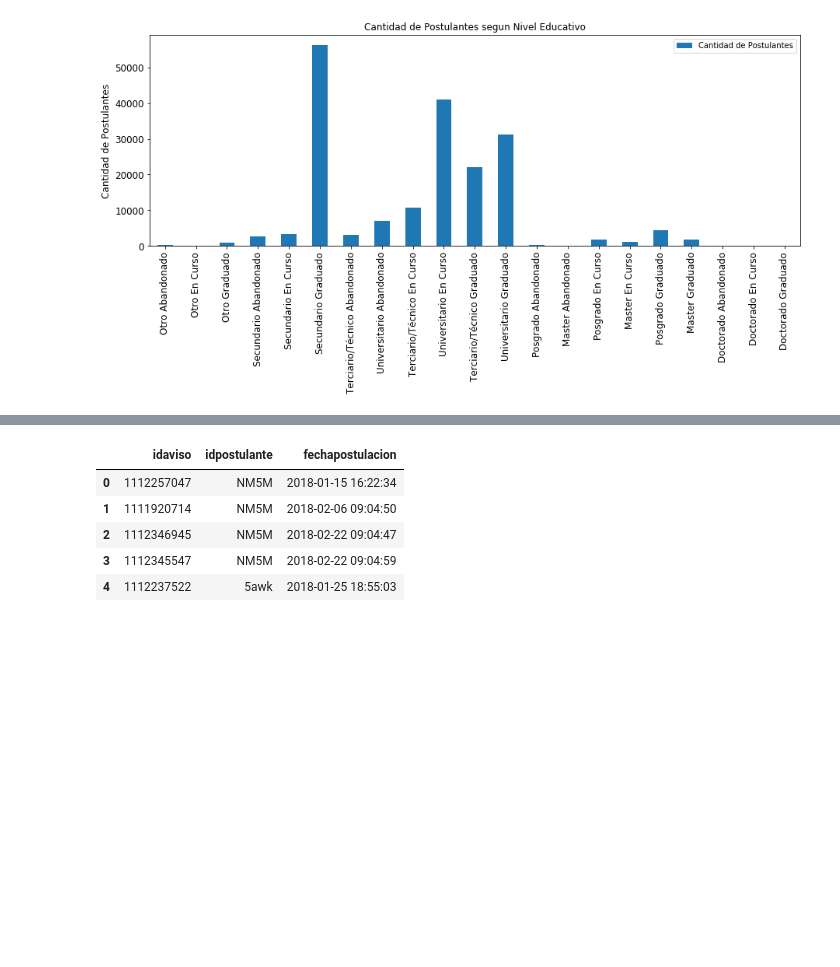
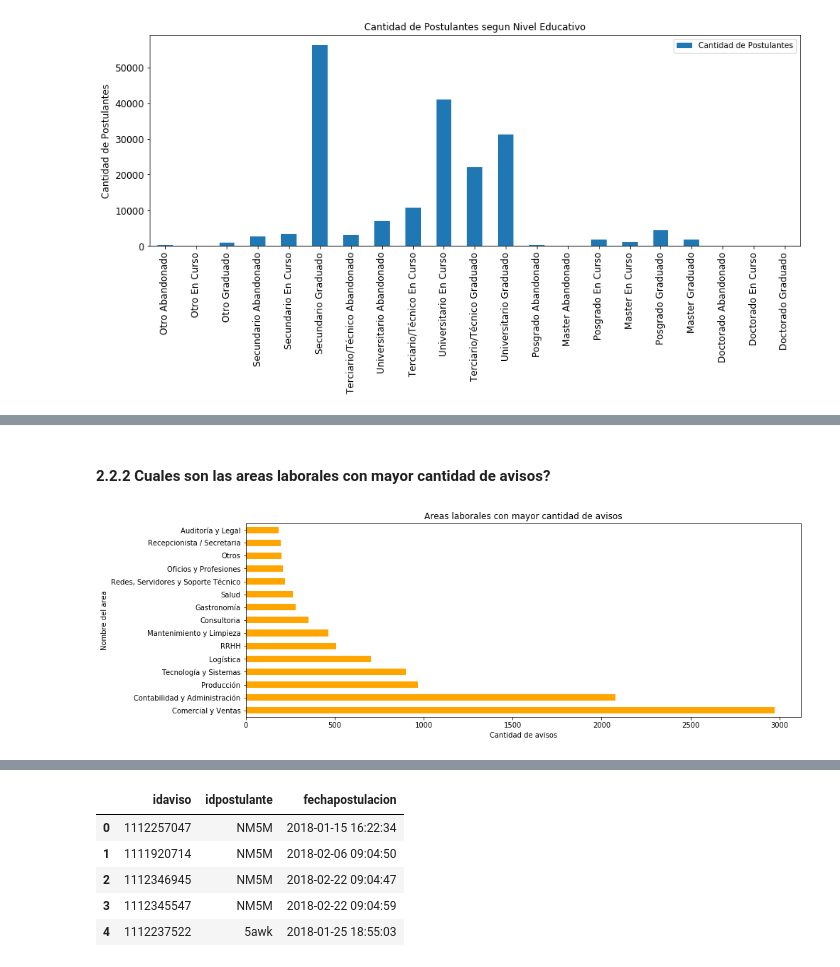
Before and after one commit to PRPablo/dataJobSearches, a Jupyter notebook: exploratoryAnalysis/exploratoryAnalysis.ipynb, the cells around one changed output, grey strips where cells are left out. Cells and saved outputs as stored; diff of their text form; code cells hidden in the pictures; blank space fills up the shorter version.

```diff
--- a/exploratoryAnalysis/exploratoryAnalysis.ipynb
+++ b/exploratoryAnalysis/exploratoryAnalysis.ipynb
@@ -127,0 +214,10 @@ plt.show()
+# %% [markdown]
+#### 2.2.2 Cuales son las areas laborales con mayor cantidad de avisos?
+# %%
+ax = plt.gca()
+avisos_detalles.groupby('nombre_area')['nombre_area'].count().sort_values(ascending=False).head(15) \
+               .plot(kind='barh', color='orange',figsize=(14,5), title="Areas laborales con mayor cantidad de avisos");
+ax.set_xlabel('Cantidad de avisos');
+ax.set_ylabel('Nombre del area');
+# %% [output]
+[figure, added]
```
Also changed, not shown: parts of 34 cells of this notebook, 1 other file.
